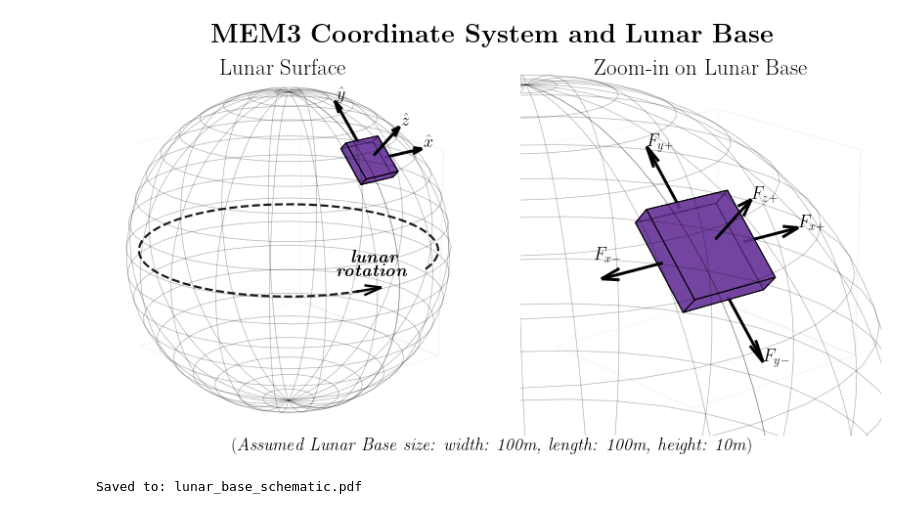
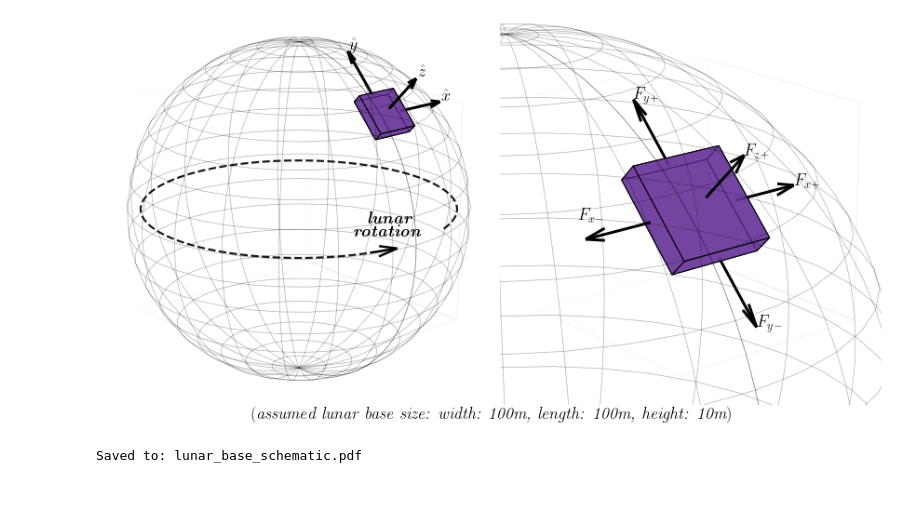
Before and after one commit to dyahalomi/lunar_impacts, a Jupyter notebook: lunar_base_schematic.ipynb, the cells around one changed output. Drawn from its saved outputs; the diff is of its cells as text; code cells hidden in the pictures.

Commit message:
update figure generating notebooks

```diff
--- a/lunar_base_schematic.ipynb
+++ b/lunar_base_schematic.ipynb
@@ -205,7 +205,7 @@ ax1.view_init(elev=elev_deg, azim=azim_deg)
 m = 0.6 * (R_moon + h)
 ax1.set_xlim(-m, m); ax1.set_ylim(-m, m); ax1.set_zlim(-m, m)
 equalize_3d_axes(ax1)
-ax1.set_title("Lunar Surface", fontsize=23, y=1.07)
+#ax1.set_title("lunar surface", fontsize=23, y=1.07)
 
 
 
@@ -269,35 +269,35 @@ draw_sphere(ax2); draw_base(ax2)
 for origin, direction, label in [
     (center_x_plus,  ex, r"$F_{x+}$"),
     (center_x_minus, -ex, r"$F_{x-}$"),
     (center_y_plus,  ey, r"$F_{y+}$"),
     (center_y_minus, -ey, r"$F_{y-}$"),
     (center_top,     ez, r"$F_{z+}$"),
 ]:
     if label != r"$F_{x-}$":
         draw_arrow_zoom(ax2, origin, direction, arrow_len, label)
     else:
         draw_arrow_zoom2(ax2, origin, direction, arrow_len, label)
 
 ax2.view_init(elev=elev_deg, azim=azim_deg)
 corners = np.array(bottom + top)
 cx, cy, cz = corners[:,0], corners[:,1], corners[:,2]
 ax2.set_xlim(cx.min()-zoom_pad, cx.max()+zoom_pad)
 ax2.set_ylim(cy.min()-zoom_pad, cy.max()+zoom_pad)
 ax2.set_zlim(cz.min()-zoom_pad, cz.max()+zoom_pad)
 equalize_3d_axes(ax2)
-ax2.set_title("Zoom-in on Lunar Base", fontsize=23, y=1.07)
+#ax2.set_title("zoom-in on lunar base", fontsize=23, y=1.07)
 
 clean_axes(ax2)
 
-fig.suptitle(r"\textbf{MEM3 Coordinate System and Lunar Base}", fontsize=27, y=1.)
-fig.text(0.5, 0.0, r"$(\textit{Assumed Lunar Base size: width: 100m, length: 100m, height: 10m})$",
+#fig.suptitle(r"\textbf{MEM3 Coordinate System and Lunar Base}", fontsize=27, y=1.)
+fig.text(0.5, 0.0, r"$(\textit{assumed lunar base size: width: 100m, length: 100m, height: 10m})$",
          ha="center", va="center", fontsize=18, style="italic")
 
 plt.tight_layout()
 plt.savefig(out_path, dpi=300, bbox_inches="tight")
 plt.show()
 
 print(f"Saved to: {out_path}")
 # %% [output]
-[figure, old version]
+[figure, new version]
 Saved to: lunar_base_schematic.pdf
```
